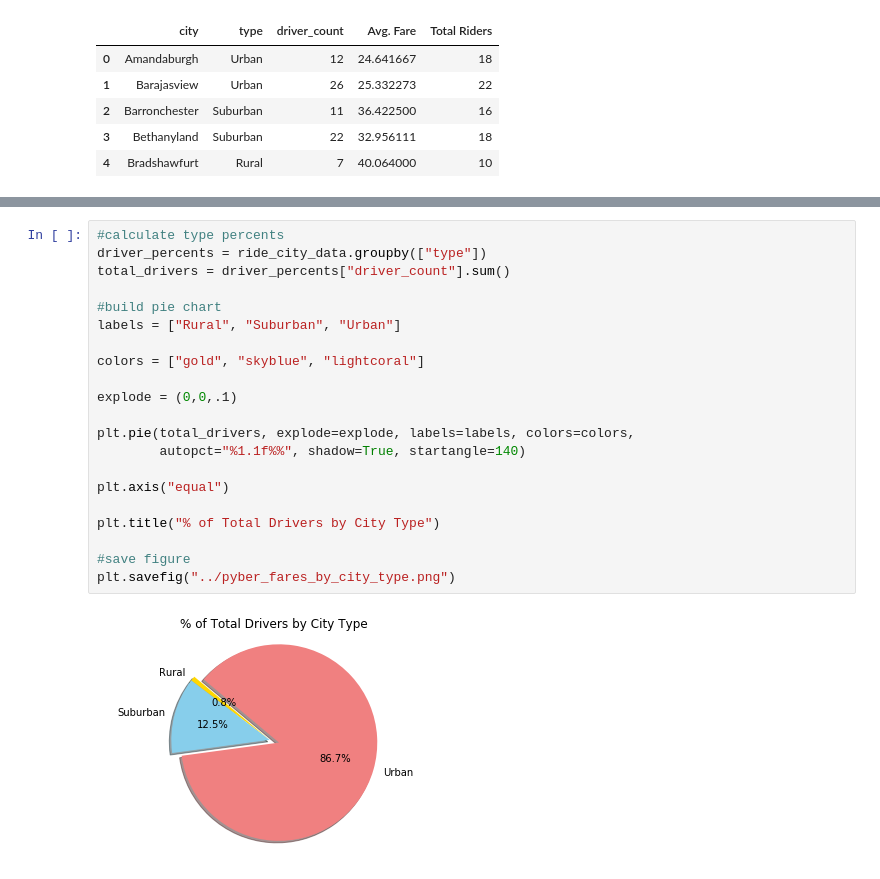
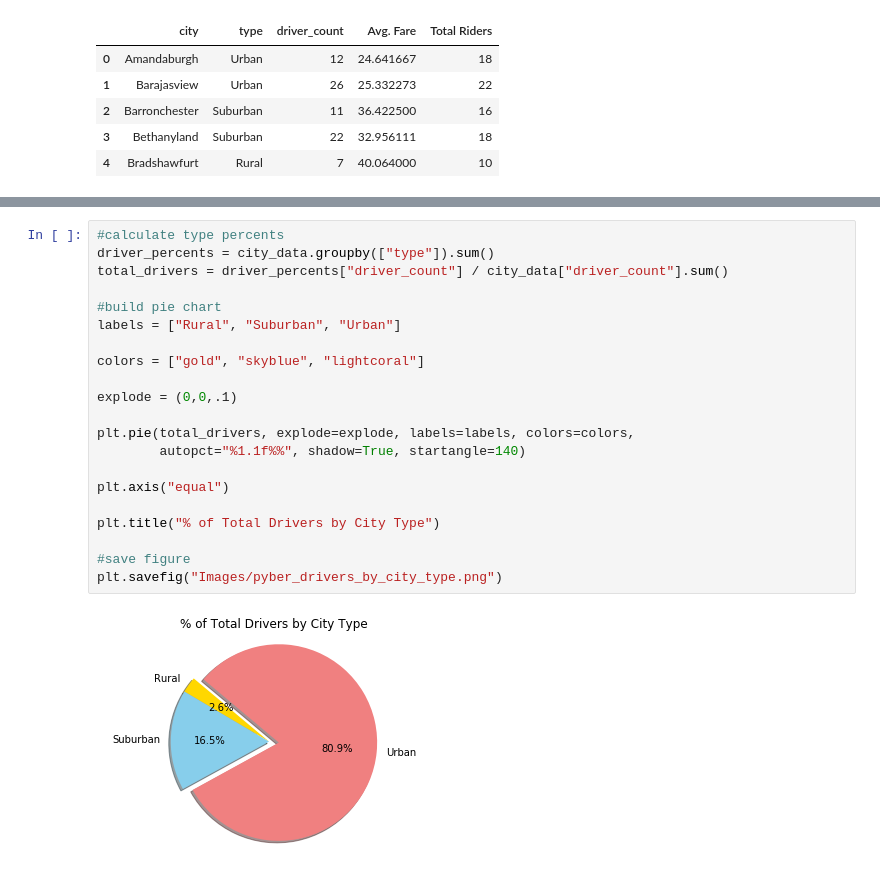
Before and after one commit to parin225/Matplotlib-Project-1, a Jupyter notebook: Pyber/Pyber.ipynb, the cells around one changed output, grey strips where cells are left out. Saved outputs shown, nothing was run; the diff lists cells and outputs as text.

```diff
--- a/Pyber/Pyber.ipynb
+++ b/Pyber/Pyber.ipynb
@@ -140,24 +140,24 @@ plt.savefig("../pyber_fares_by_city_type.png")
 [figure]
 # %%
 #calculate type percents
-driver_percents = ride_city_data.groupby(["type"])
-total_drivers = driver_percents["driver_count"].sum()
+driver_percents = city_data.groupby(["type"]).sum()
+total_drivers = driver_percents["driver_count"] / city_data["driver_count"].sum()
 
 #build pie chart
 labels = ["Rural", "Suburban", "Urban"]
 
 colors = ["gold", "skyblue", "lightcoral"]
 
 explode = (0,0,.1)
 
 plt.pie(total_drivers, explode=explode, labels=labels, colors=colors,
         autopct="%1.1f%%", shadow=True, startangle=140)
 
 plt.axis("equal")
 
 plt.title("% of Total Drivers by City Type")
 
 #save figure
-plt.savefig("../pyber_fares_by_city_type.png")
+plt.savefig("Images/pyber_drivers_by_city_type.png")
 # %% [output]
-[figure, old version]
+[figure, new version]
```
Also changed, not shown: parts of 3 cells of this notebook, 6 other files.
